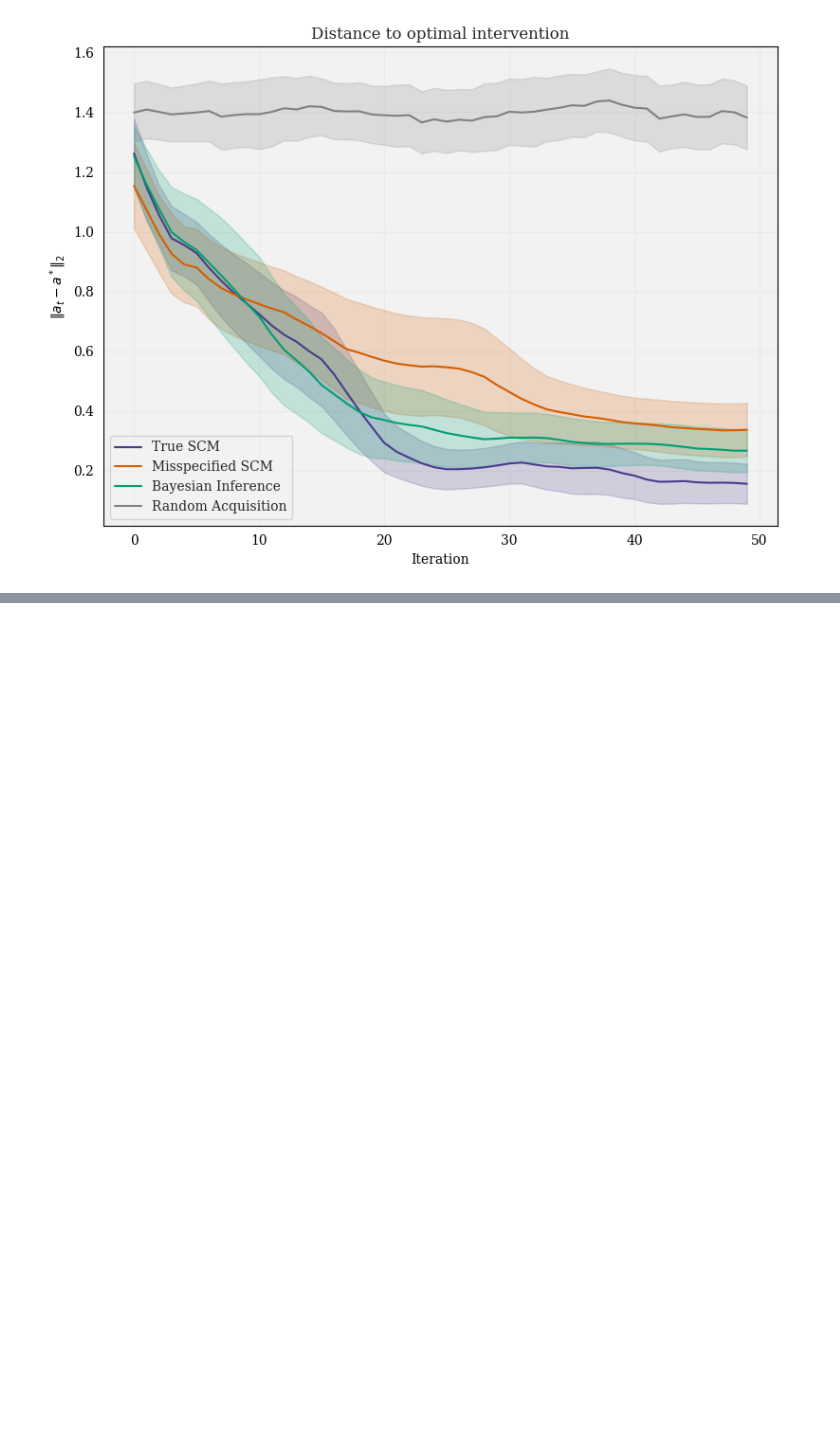
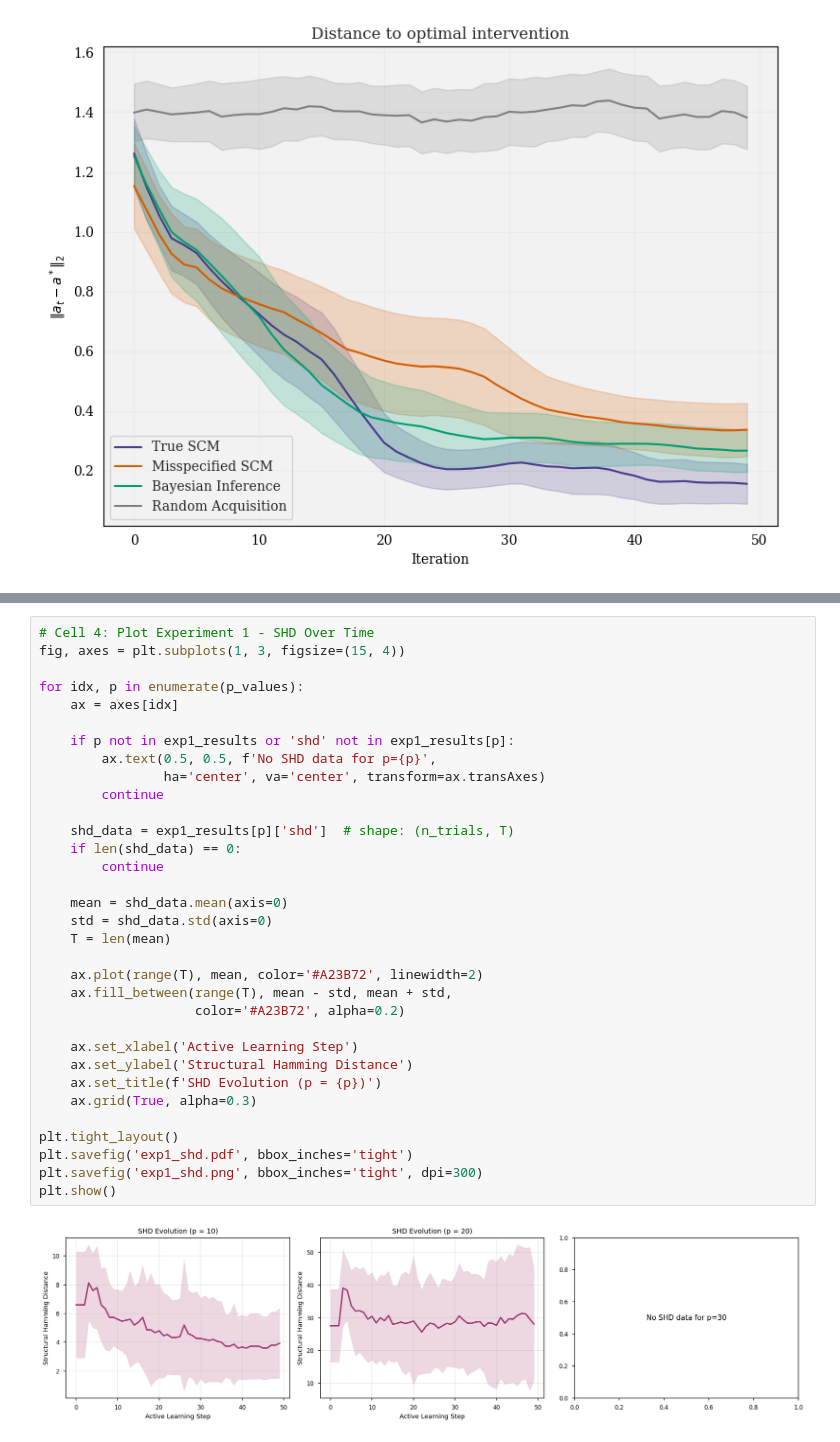
Before and after one commit to wvirany/actlearn_optint, a Jupyter notebook: optint/notebook/bciv_plots.ipynb, the cells around one changed output, grey strips where cells are left out. Cells and saved outputs as stored; diff of their text form; blank space fills up the shorter version.

```diff
--- a/optint/notebook/bciv_plots.ipynb
+++ b/optint/notebook/bciv_plots.ipynb
@@ -96,0 +219,35 @@ plt.show()
+# %%
+# Cell 4: Plot Experiment 1 - SHD Over Time
+fig, axes = plt.subplots(1, 3, figsize=(15, 4))
+
+for idx, p in enumerate(p_values):
+    ax = axes[idx]
+
+    if p not in exp1_results or 'shd' not in exp1_results[p]:
+        ax.text(0.5, 0.5, f'No SHD data for p={p}',
+                ha='center', va='center', transform=ax.transAxes)
+        continue
+
+    shd_data = exp1_results[p]['shd']  # shape: (n_trials, T)
+    if len(shd_data) == 0:
+        continue
+
+    mean = shd_data.mean(axis=0)
+    std = shd_data.std(axis=0)
+    T = len(mean)
+
+    ax.plot(range(T), mean, color='#A23B72', linewidth=2)
+    ax.fill_between(range(T), mean - std, mean + std,
+                    color='#A23B72', alpha=0.2)
+
+    ax.set_xlabel('Active Learning Step')
+    ax.set_ylabel('Structural Hamming Distance')
+    ax.set_title(f'SHD Evolution (p = {p})')
+    ax.grid(True, alpha=0.3)
+
+plt.tight_layout()
+plt.savefig('exp1_shd.pdf', bbox_inches='tight')
+plt.savefig('exp1_shd.png', bbox_inches='tight', dpi=300)
+plt.show()
+# %% [output]
+[figure, added]
```
Also changed, not shown: parts of 10 cells of this notebook, 1 other file.
